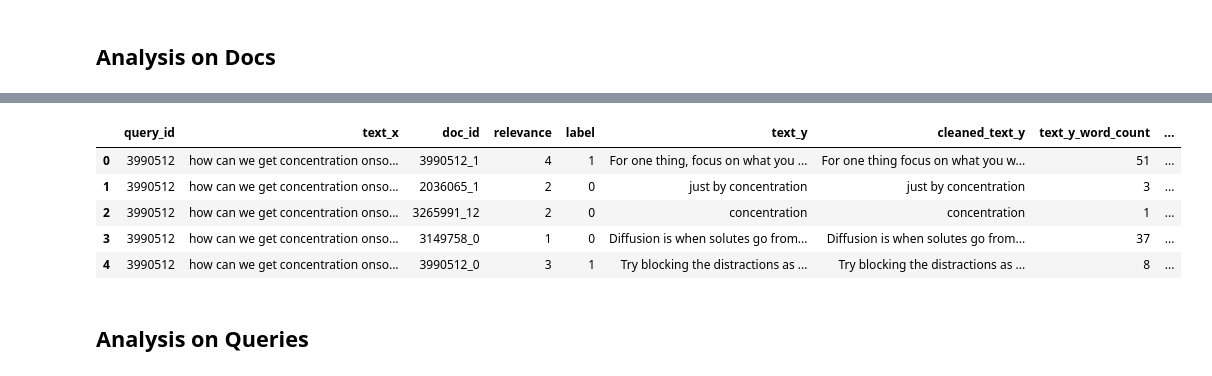
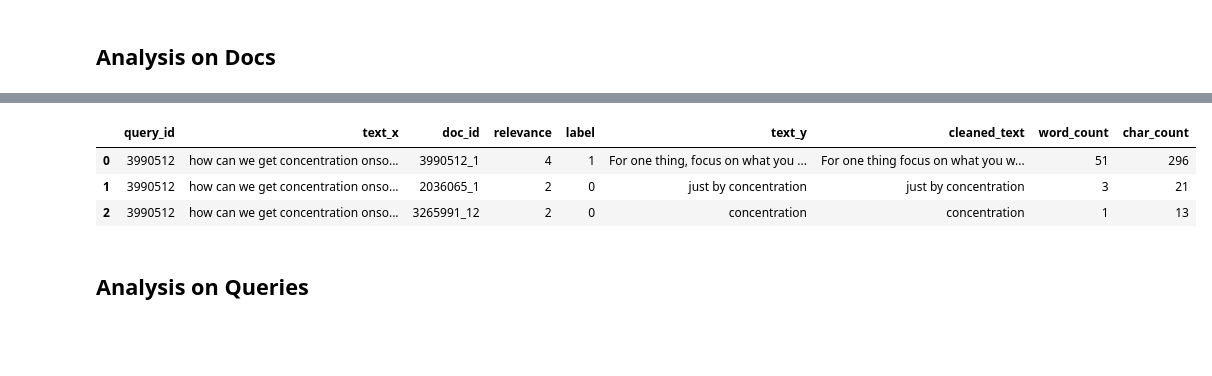
Before and after one commit to anedun2/Retrieval_and_Rerank, a Jupyter notebook: EDA.ipynb, the cells around one changed output, grey strips where cells are left out. Drawn from its saved outputs; the diff is of its cells as text; code cells hidden in the pictures; blank space fills up the shorter version.

```diff
--- a/EDA.ipynb
+++ b/EDA.ipynb
@@ -299,11 +293,9 @@ TF-IDF Matrix shape: (6589, 22012)
 # %%
-merged_df_docs.head()
+merged_df_docs.head(3)
 # %% [output]
-|  | query_id | text_x | doc_id | relevance | label | text_y | cleaned_text_y | text_y_word_count | ... |
-| 0 | 3990512 | how can we get concentration onso... | 3990512_1 | 4 | 1 | For one thing, focus on what you ... | For one thing focus on what you w... | 51 | ... |
-| 1 | 3990512 | how can we get concentration onso... | 2036065_1 | 2 | 0 | just by concentration | just by concentration | 3 | ... |
-| 2 | 3990512 | how can we get concentration onso... | 3265991_12 | 2 | 0 | concentration | concentration | 1 | ... |
-| 3 | 3990512 | how can we get concentration onso... | 3149758_0 | 1 | 0 | Diffusion is when solutes go from... | Diffusion is when solutes go from... | 37 | ... |
-| 4 | 3990512 | how can we get concentration onso... | 3990512_0 | 3 | 1 | Try blocking the distractions as ... | Try blocking the distractions as ... | 8 | ... |
+|  | query_id | text_x | doc_id | relevance | label | text_y | cleaned_text | word_count | char_count |
+| 0 | 3990512 | how can we get concentration onso... | 3990512_1 | 4 | 1 | For one thing, focus on what you ... | For one thing focus on what you w... | 51 | 296 |
+| 1 | 3990512 | how can we get concentration onso... | 2036065_1 | 2 | 0 | just by concentration | just by concentration | 3 | 21 |
+| 2 | 3990512 | how can we get concentration onso... | 3265991_12 | 2 | 0 | concentration | concentration | 1 | 13 |
 # %% [markdown]
 ## Analysis on Queries
```
Also changed, not shown: parts of 6 cells of this notebook.
